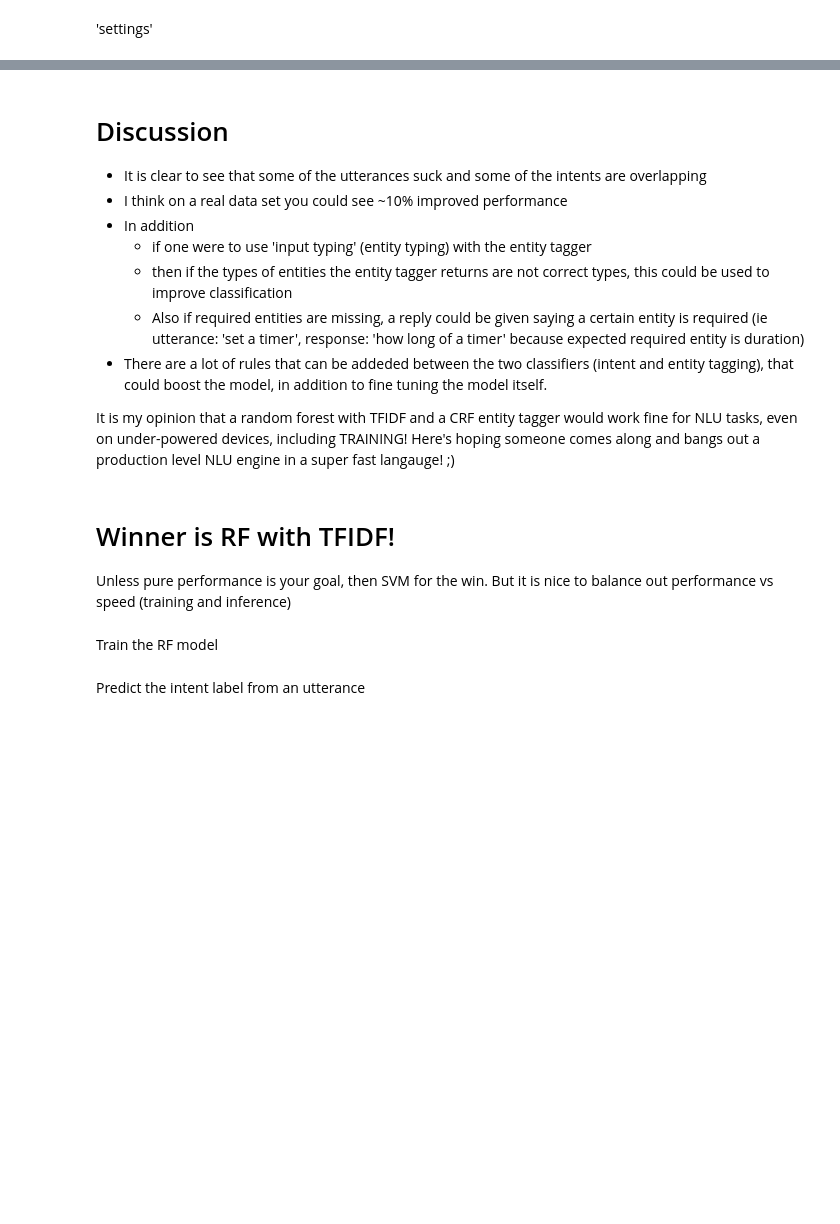
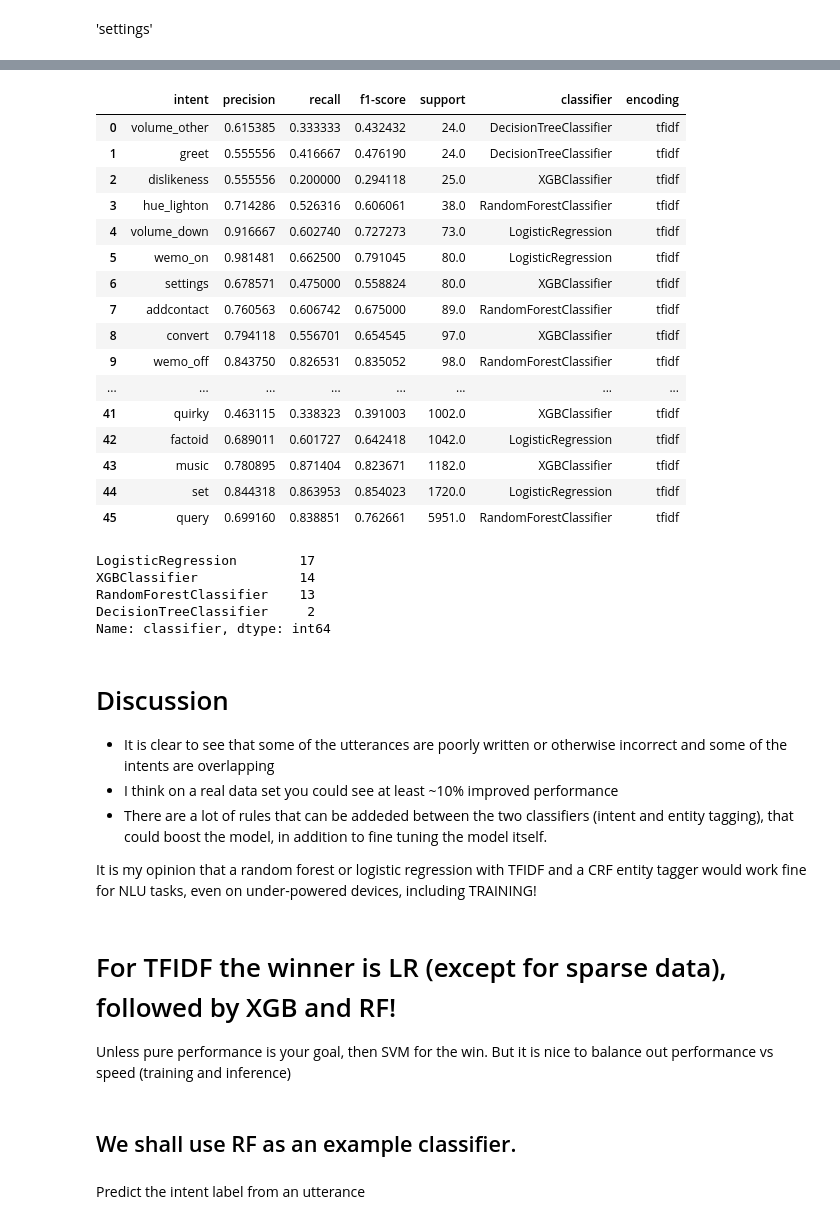
Before and after one commit to AmateurAcademic/interview-code-examples, a Jupyter notebook: NLU_Intent_matching.ipynb, the cells around one changed output, grey strips where cells are left out. Cells and saved outputs as stored; diff of their text form; code cells hidden in the pictures; blank space fills up the shorter version.

```diff
--- a/NLU_Intent_matching.ipynb
+++ b/NLU_Intent_matching.ipynb
@@ -314,19 +408,44 @@ report_all_intent_classififiers_tfidf_df[report_all_intent_classififiers_tfidf_d
+# %%
+report_best_classifier_per_intent_tfidf_df = pd.read_csv('report_best_classifier_per_intent_tfidf.csv')
+report_best_classifier_per_intent_tfidf_df
+# %% [output]
+|  | intent | precision | recall | f1-score | support | classifier | encoding |
+| 0 | volume_other | 0.615385 | 0.333333 | 0.432432 | 24.0 | DecisionTreeClassifier | tfidf |
+| 1 | greet | 0.555556 | 0.416667 | 0.476190 | 24.0 | DecisionTreeClassifier | tfidf |
+| 2 | dislikeness | 0.555556 | 0.200000 | 0.294118 | 25.0 | XGBClassifier | tfidf |
+| 3 | hue_lighton | 0.714286 | 0.526316 | 0.606061 | 38.0 | RandomForestClassifier | tfidf |
+| 4 | volume_down | 0.916667 | 0.602740 | 0.727273 | 73.0 | LogisticRegression | tfidf |
+| 5 | wemo_on | 0.981481 | 0.662500 | 0.791045 | 80.0 | LogisticRegression | tfidf |
+| 6 | settings | 0.678571 | 0.475000 | 0.558824 | 80.0 | XGBClassifier | tfidf |
+| 7 | addcontact | 0.760563 | 0.606742 | 0.675000 | 89.0 | RandomForestClassifier | tfidf |
+| 8 | convert | 0.794118 | 0.556701 | 0.654545 | 97.0 | XGBClassifier | tfidf |
+| 9 | wemo_off | 0.843750 | 0.826531 | 0.835052 | 98.0 | RandomForestClassifier | tfidf |
+| ... | ... | ... | ... | ... | ... | ... | ... |
+| 41 | quirky | 0.463115 | 0.338323 | 0.391003 | 1002.0 | XGBClassifier | tfidf |
+| 42 | factoid | 0.689011 | 0.601727 | 0.642418 | 1042.0 | LogisticRegression | tfidf |
+| 43 | music | 0.780895 | 0.871404 | 0.823671 | 1182.0 | XGBClassifier | tfidf |
+| 44 | set | 0.844318 | 0.863953 | 0.854023 | 1720.0 | LogisticRegression | tfidf |
+| 45 | query | 0.699160 | 0.838851 | 0.762661 | 5951.0 | RandomForestClassifier | tfidf |
+# %%
+report_best_classifier_per_intent_tfidf_df['classifier'].value_counts()
+# %% [output]
+LogisticRegression        17
+XGBClassifier             14
+RandomForestClassifier    13
+DecisionTreeClassifier     2
+Name: classifier, dtype: int64
 # %% [markdown]
 # Discussion
-* It is clear to see that some of the utterances suck and some of the intents are overlapping
-* I think on a real data set you could see ~10% improved performance
-* In addition
-    * if one were to use 'input typing' (entity typing) with the entity tagger
-    * then if the types of entities the entity tagger returns are not correct types, this could be used to improve classification
-    * Also if required entities are missing, a reply could be given saying a certain entity is required (ie utterance: 'set a timer', response: 'how long of a timer' because expected required entity is duration)
+* It is clear to see that some of the utterances are poorly written or otherwise incorrect and some of the intents are overlapping
+* I think on a real data set you could see at least ~10% improved performance
 * There are a lot of rules that can be addeded between the two classifiers (intent and entity tagging), that could boost the model, in addition to fine tuning the model itself.
 
-It is my opinion that a random forest with TFIDF and a CRF entity tagger would work fine for NLU tasks, even on under-powered devices, including TRAINING! Here's hoping someone comes along and bangs out a production level NLU engine in a super fast langauge! ;)
+It is my opinion that a random forest or logistic regression with TFIDF and a CRF entity tagger would work fine for NLU tasks, even on under-powered devices, including TRAINING!
 # %% [markdown]
-# Winner is RF with TFIDF!
+# For TFIDF the winner is LR (except for sparse data), followed by XGB and RF!
 Unless pure performance is your goal, then SVM for the win. But it is nice to balance out performance vs speed (training and inference)
-# %% [markdown]
-Train the RF model
+# %% [markdown]
+## We shall use RF as an example classifier.
 # %%
 RF_model = train_classifier(RF, tfidf_utterances_vectors, label_encoded_y)
 # %% [markdown]
```
Also changed, not shown: parts of 61 cells of this notebook, 5 other files.
